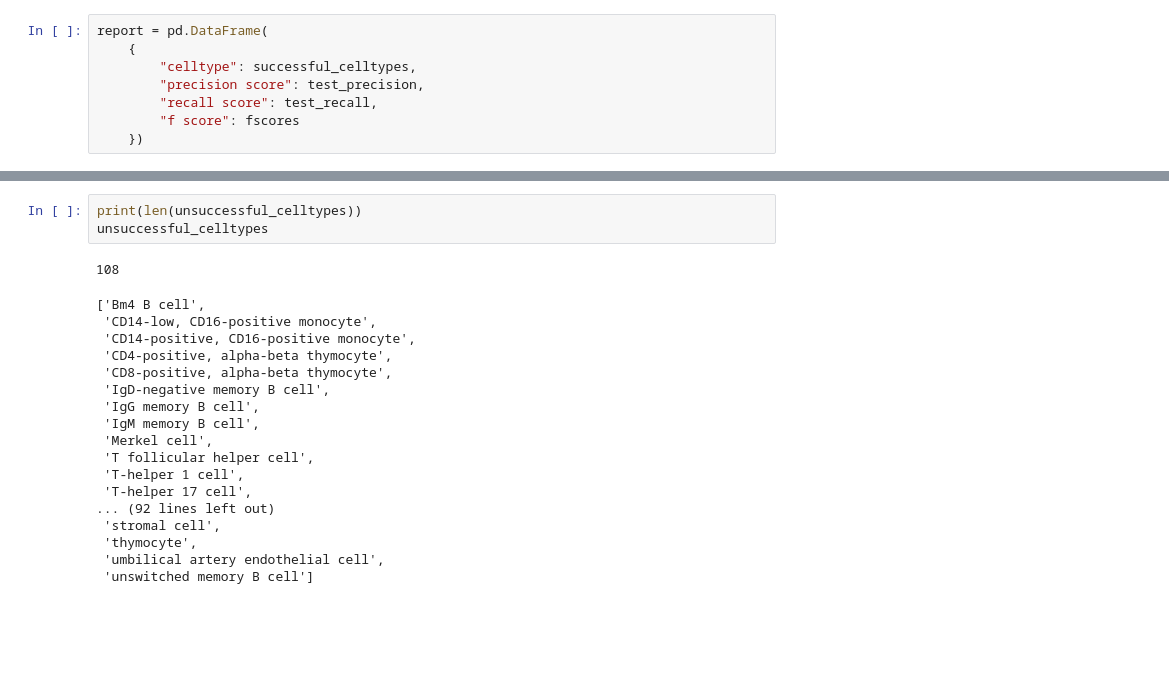
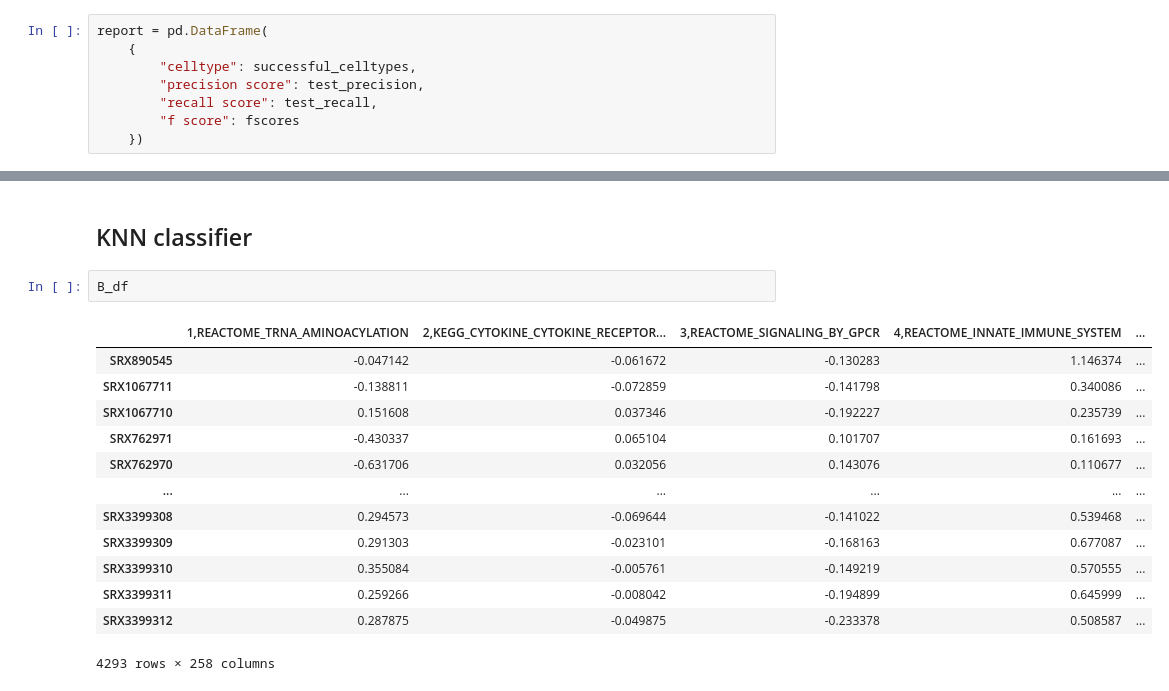
Before and after one commit to Bishop-Laboratory/autoPLIER-analysis, a Jupyter notebook: analysis/CellO_training_data_eda_Serhiy/Logistic Regression celltype classifiers.ipynb, the cells around one changed output, grey strips where cells are left out. Cells and saved outputs as stored; diff of their text form; blank space fills up the shorter version.

Commit message:
added KNN classifier

```diff
--- a/analysis/CellO_training_data_eda_Serhiy/Logistic Regression celltype classifiers.ipynb
+++ b/analysis/CellO_training_data_eda_Serhiy/Logistic Regression celltype classifiers.ipynb
@@ -327,22 +226,18 @@ report
-# %%
-print(len(unsuccessful_celltypes))
-unsuccessful_celltypes
-# %% [output]
-108
-['Bm4 B cell',
- 'CD14-low, CD16-positive monocyte',
- 'CD14-positive, CD16-positive monocyte',
- 'CD4-positive, alpha-beta thymocyte',
- 'CD8-positive, alpha-beta thymocyte',
- 'IgD-negative memory B cell',
- 'IgG memory B cell',
- 'IgM memory B cell',
- 'Merkel cell',
- 'T follicular helper cell',
- 'T-helper 1 cell',
- 'T-helper 17 cell',
-... (92 lines left out)
- 'stromal cell',
- 'thymocyte',
- 'umbilical artery endothelial cell',
- 'unswitched memory B cell']
+# %% [markdown]
+## KNN classifier
+# %%
+B_df
+# %% [output]
+|  | 1,REACTOME_TRNA_AMINOACYLATION | 2,KEGG_CYTOKINE_CYTOKINE_RECEPTOR... | 3,REACTOME_SIGNALING_BY_GPCR | 4,REACTOME_INNATE_IMMUNE_SYSTEM | ... |
+| SRX890545 | -0.047142 | -0.061672 | -0.130283 | 1.146374 | ... |
+| SRX1067711 | -0.138811 | -0.072859 | -0.141798 | 0.340086 | ... |
+| SRX1067710 | 0.151608 | 0.037346 | -0.192227 | 0.235739 | ... |
+| SRX762971 | -0.430337 | 0.065104 | 0.101707 | 0.161693 | ... |
+| SRX762970 | -0.631706 | 0.032056 | 0.143076 | 0.110677 | ... |
+| ... | ... | ... | ... | ... | ... |
+| SRX3399308 | 0.294573 | -0.069644 | -0.141022 | 0.539468 | ... |
+| SRX3399309 | 0.291303 | -0.023101 | -0.168163 | 0.677087 | ... |
+| SRX3399310 | 0.355084 | -0.005761 | -0.149219 | 0.570555 | ... |
+| SRX3399311 | 0.259266 | -0.008042 | -0.194899 | 0.645999 | ... |
+| SRX3399312 | 0.287875 | -0.049875 | -0.233378 | 0.508587 | ... |
+4293 rows × 258 columns
```
Also changed, not shown: parts of 25 cells of this notebook.
